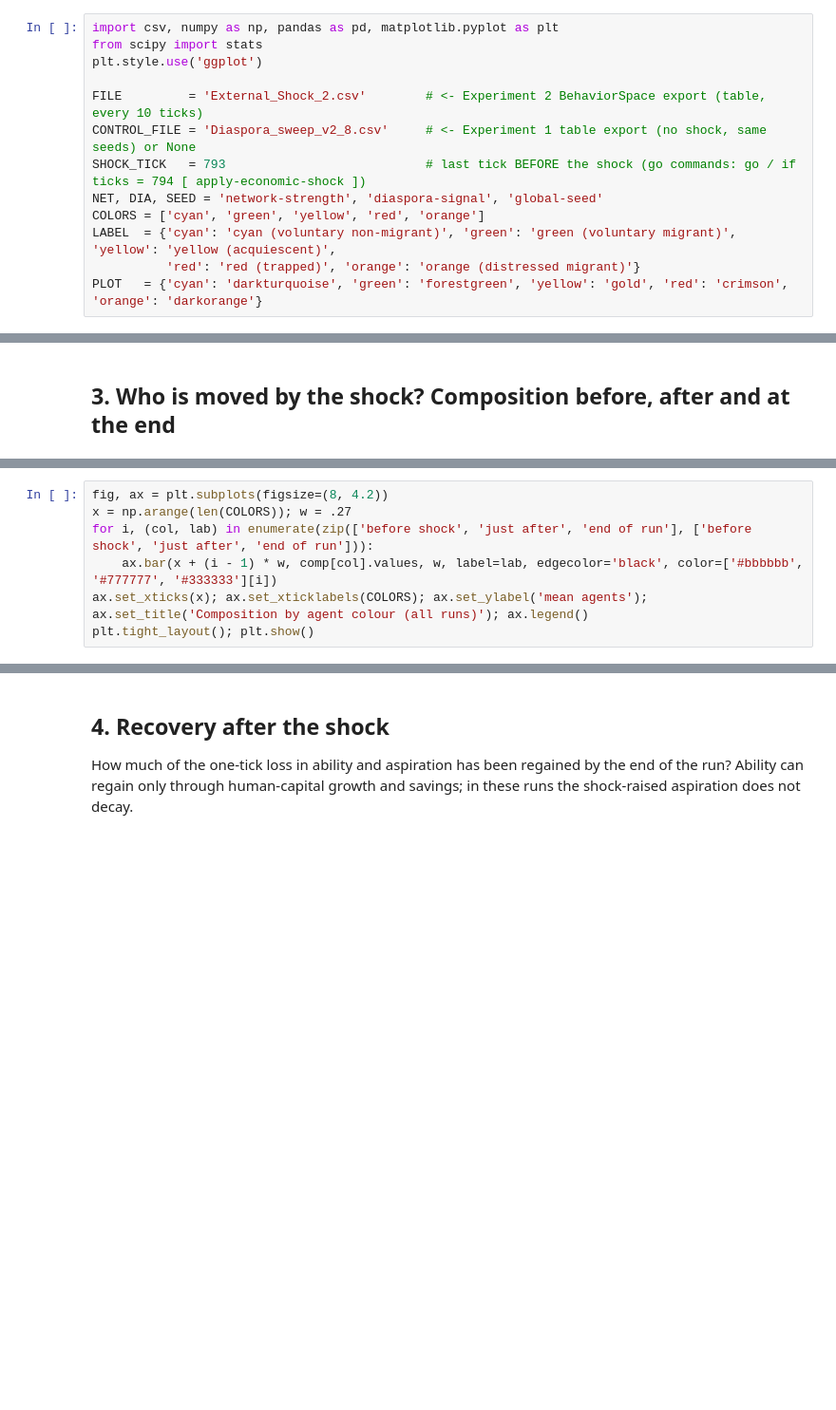
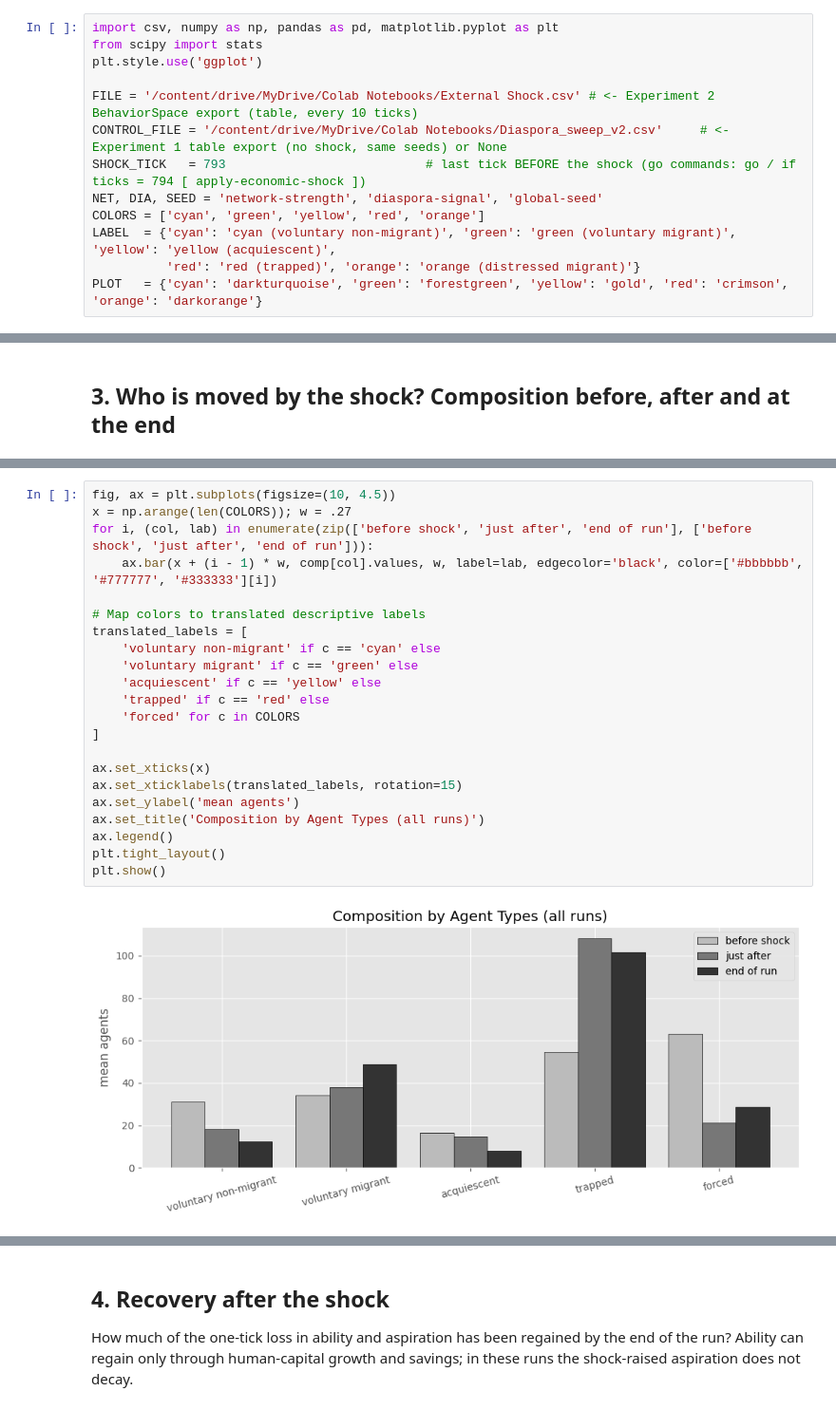
Before and after one commit to lydiateinfalt/Agent-Based-Modeling-Migration-and-Cognition, a Jupyter notebook: Experiment2_External_Shock.ipynb, the cells around one changed output, grey strips where cells are left out. Shown at 95% size. Drawn from its saved outputs; the diff is of its cells as text; blank space fills up the shorter version.

```diff
--- a/Experiment2_External_Shock.ipynb
+++ b/Experiment2_External_Shock.ipynb
@@ -8,8 +15,8 @@ import csv, numpy as np, pandas as pd, matplotlib.pyplot as plt
 from scipy import stats
 plt.style.use('ggplot')
 
-FILE         = 'External_Shock_2.csv'        # <- Experiment 2 BehaviorSpace export (table, every 10 ticks)
-CONTROL_FILE = 'Diaspora_sweep_v2_8.csv'     # <- Experiment 1 table export (no shock, same seeds) or None
+FILE = '/content/drive/MyDrive/Colab Notebooks/External Shock.csv' # <- Experiment 2 BehaviorSpace export (table, every 10 ticks)
+CONTROL_FILE = '/content/drive/MyDrive/Colab Notebooks/Diaspora_sweep_v2.csv'     # <- Experiment 1 table export (no shock, same seeds) or None
 SHOCK_TICK   = 793                           # last tick BEFORE the shock (go commands: go / if ticks = 794 [ apply-economic-shock ])
 NET, DIA, SEED = 'network-strength', 'diaspora-signal', 'global-seed'
 COLORS = ['cyan', 'green', 'yellow', 'red', 'orange']
@@ -124,7 +179,24 @@ comp.rename(index=LABEL).round(1)
 # %%
-fig, ax = plt.subplots(figsize=(8, 4.2))
+fig, ax = plt.subplots(figsize=(10, 4.5))
 x = np.arange(len(COLORS)); w = .27
 for i, (col, lab) in enumerate(zip(['before shock', 'just after', 'end of run'], ['before shock', 'just after', 'end of run'])):
     ax.bar(x + (i - 1) * w, comp[col].values, w, label=lab, edgecolor='black', color=['#bbbbbb', '#777777', '#333333'][i])
-ax.set_xticks(x); ax.set_xticklabels(COLORS); ax.set_ylabel('mean agents'); ax.set_title('Composition by agent colour (all runs)'); ax.legend()
-plt.tight_layout(); plt.show()
+
+# Map colors to translated descriptive labels
+translated_labels = [
+    'voluntary non-migrant' if c == 'cyan' else
+    'voluntary migrant' if c == 'green' else
+    'acquiescent' if c == 'yellow' else
+    'trapped' if c == 'red' else
+    'forced' for c in COLORS
+]
+
+ax.set_xticks(x)
+ax.set_xticklabels(translated_labels, rotation=15)
+ax.set_ylabel('mean agents')
+ax.set_title('Composition by Agent Types (all runs)')
+ax.legend()
+plt.tight_layout()
+plt.show()
+# %% [output]
+[figure, added]
```
Also changed, not shown: parts of 26 cells of this notebook.
